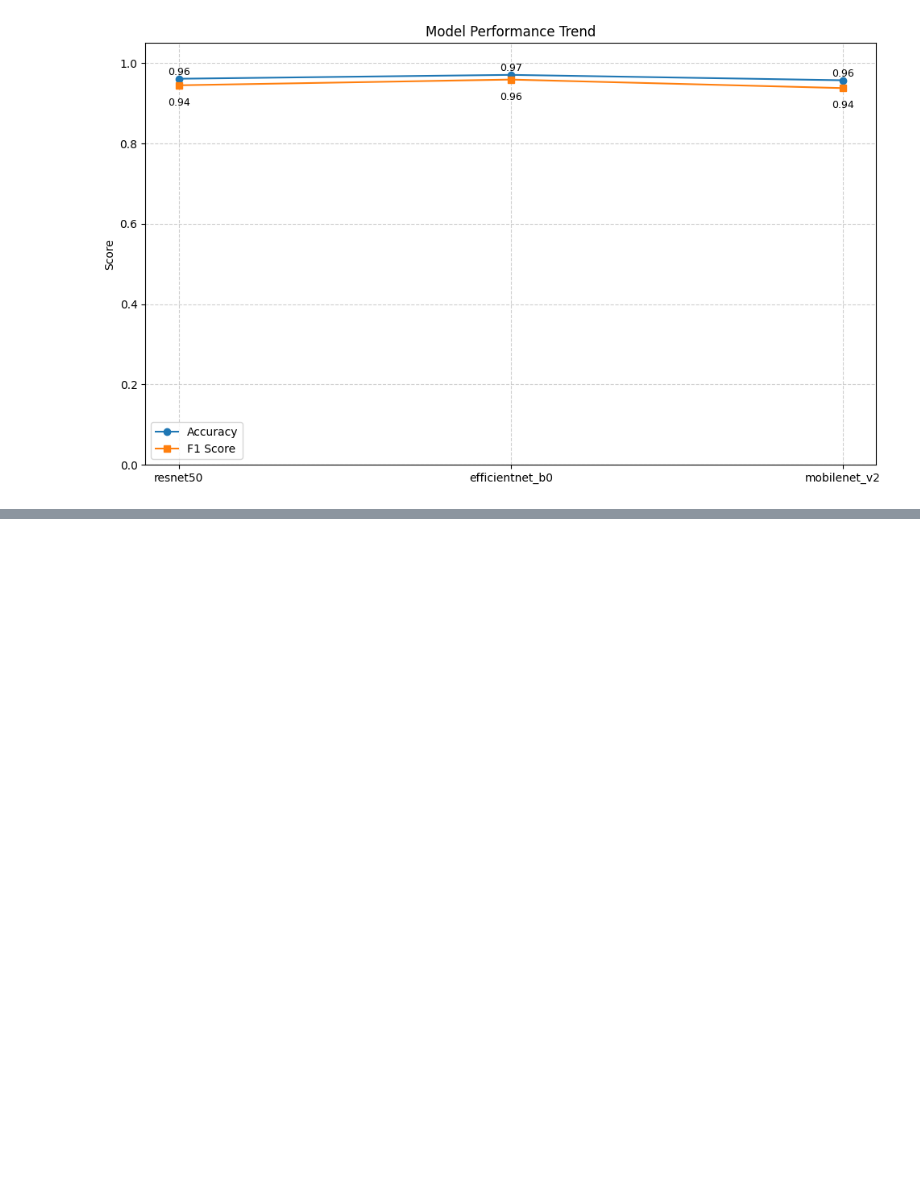
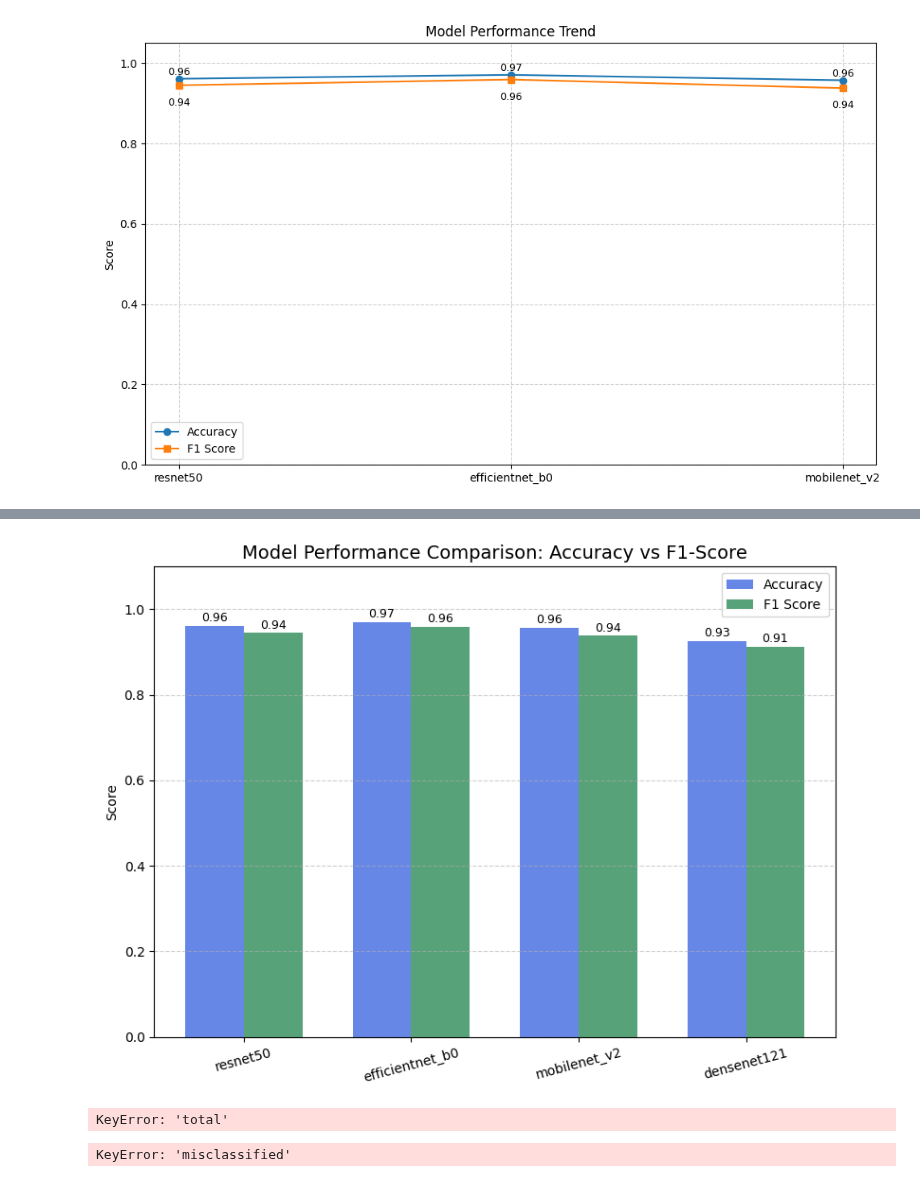
Before and after one commit to sudarshan-raveendranath/Skin-Lession-Detection, a Jupyter notebook: common/compare_results.ipynb, the cells around one changed output, grey strips where cells are left out. Cells and saved outputs as stored; diff of their text form; code cells hidden in the pictures; blank space fills up the shorter version.

```diff
--- a/common/compare_results.ipynb
+++ b/common/compare_results.ipynb
@@ -271,0 +307,72 @@ plt.show()
+# %%
+import matplotlib.pyplot as plt
+import numpy as np
+
+# Assuming your results dict looks like this:
+# results = {
+#     "ResNet50": {"accuracy": 0.89, "f1": 0.87},
+#     "EfficientNet-B0": {"accuracy": 0.91, "f1": 0.88},
+#     "DenseNet121": {"accuracy": 0.90, "f1": 0.89},
+#     "MobileNetV3-Large": {"accuracy": 0.88, "f1": 0.86}
+# }
+
+categories = list(results.keys())
+accuracy = [results[m]["accuracy"] for m in categories]
+f1_scores = [results[m]["f1"] for m in categories]
+
+x = np.arange(len(categories))  # model indices
+width = 0.35  # bar width
+
+plt.figure(figsize=(8,6))
+plt.bar(x - width/2, accuracy, width, label='Accuracy', color='royalblue', alpha=0.8)
+plt.bar(x + width/2, f1_scores, width, label='F1 Score', color='seagreen', alpha=0.8)
+
+# Add text labels above bars
+for i in range(len(categories)):
+    plt.text(x[i] - width/2, accuracy[i] + 0.01, f"{accuracy[i]:.2f}", ha='center', fontsize=9)
+    plt.text(x[i] + width/2, f1_scores[i] + 0.01, f"{f1_scores[i]:.2f}", ha='center', fontsize=9)
+
+plt.xticks(x, categories, rotation=15)
+plt.ylabel("Score")
+plt.ylim(0, 1.1)
+plt.title("Model Performance Comparison: Accuracy vs F1-Score", fontsize=14)
+plt.legend()
+plt.grid(axis='y', linestyle='--', alpha=0.6)
+plt.tight_layout()
+plt.show()
+# %% [output]
+[figure, added]
+# %%
+for model_name, vals in results.items():
+    results[model_name]["misclassified"] = int(vals["total"] * (1 - vals["accuracy"]))
+# %% [output]
+KeyError: 'total'
+# %%
+import matplotlib.pyplot as plt
+import numpy as np
+
+models = list(results.keys())
+misclassified = [results[m]["misclassified"] for m in models]
+correct = [results[m]["total"] - results[m]["misclassified"] for m in models]
+
+x = np.arange(len(models))
+width = 0.4
+
+plt.figure(figsize=(8,6))
+bars1 = plt.bar(x - width/2, correct, width, label='Correctly Classified', color='seagreen', alpha=0.8)
+bars2 = plt.bar(x + width/2, misclassified, width, label='Misclassified', color='indianred', alpha=0.8)
+
+# Add counts above bars
+for i in range(len(models)):
+    plt.text(x[i] - width/2, correct[i] + 5, f"{correct[i]}", ha='center', fontsize=9)
+    plt.text(x[i] + width/2, misclassified[i] + 5, f"{misclassified[i]}", ha='center', fontsize=9)
+
+plt.xticks(x, models, rotation=15)
+plt.ylabel("Number of Images")
+plt.title("Model Comparison: Correct vs Misclassified Images", fontsize=14)
+plt.legend()
+plt.grid(axis='y', linestyle='--', alpha=0.6)
+plt.tight_layout()
+plt.show()
+# %% [output]
+KeyError: 'misclassified'
```
Also changed, not shown: parts of 4 cells of this notebook, 2 other files.
